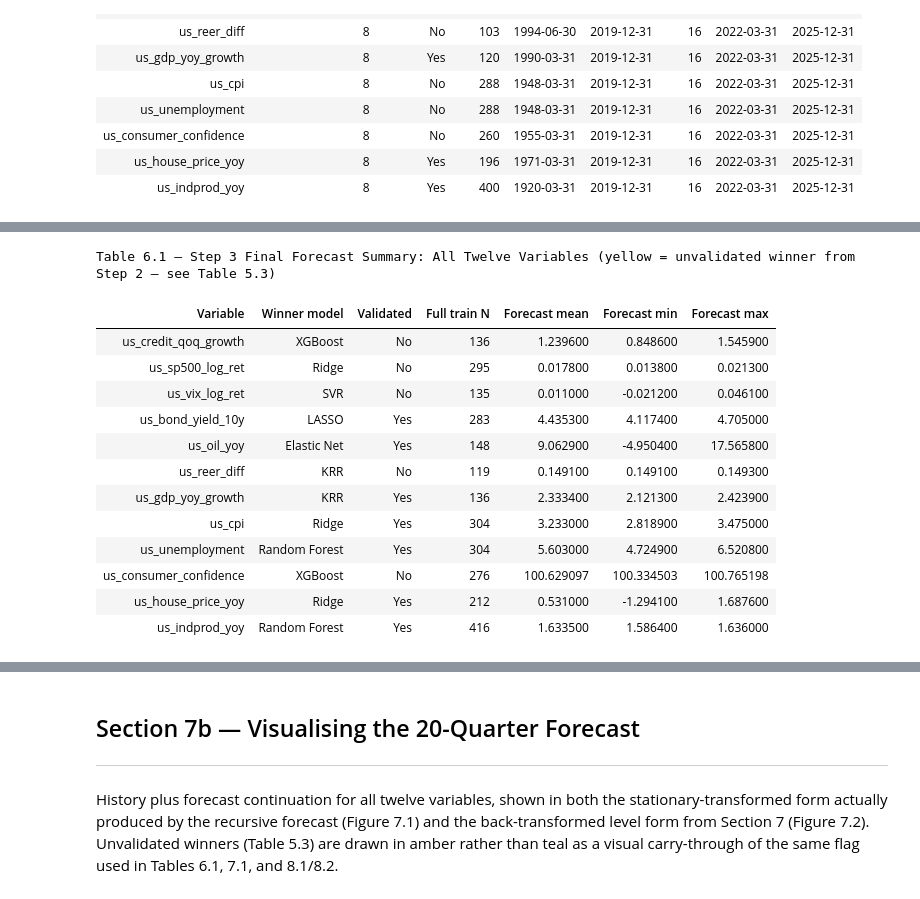
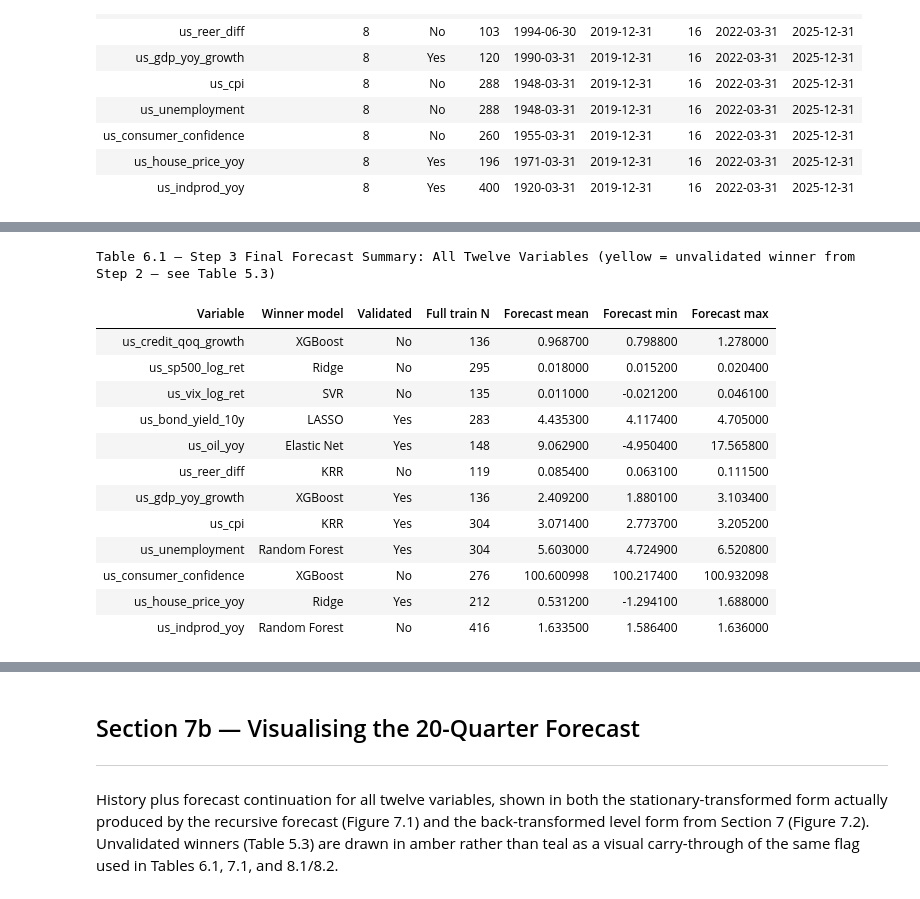
Before and after one commit to hogandan85/ST-498, a Jupyter notebook: Code/02b_Stage1_ML.ipynb, the cells around one changed output, grey strips where cells are left out. Drawn from its saved outputs; the diff is of its cells as text; code cells hidden in the pictures.

```diff
--- a/Code/02b_Stage1_ML.ipynb
+++ b/Code/02b_Stage1_ML.ipynb
@@ -192,8 +156,4 @@ and required for IFRS 9 PD modelling purposes.
 # %%
-# ─────────────────────────────────────────────────────────────────────────────
-# Section 2 — Variable Configuration & Transformation (12 variables)
-# ─────────────────────────────────────────────────────────────────────────────
-
 VARIABLES = {
     'us_credit_qoq_growth':    {'raw_col': 'us_credit',                 'transform': 'qoq',     'yoy_caveat': False, 'start_date': pd.Timestamp('1990-01-01')},
     'us_sp500_log_ret':        {'raw_col': 'us_sp500_close',            'transform': 'log_ret', 'yoy_caveat': False, 'start_date': None},
@@ -218,8 +178,7 @@ def apply_transform(series, transform):
     elif transform == 'yoy':
         return series.pct_change(4) * 100
     elif transform == 'diff':
-        interp = series.interpolate(method='linear', limit_direction='both')
-        return interp.diff()
+        return series.diff()
     elif transform == 'level':
         return series.copy()
     else:
@@ -241,12 +200,15 @@ for var_name, cfg in VARIABLES.items():
     adf_stat, adf_p, *_ = adfuller(stat_series, autolag='AIC')
     kpss_stat, kpss_p, *_ = kpss(stat_series, regression='c', nlags='auto')
 
-    if adf_p < 0.05 and kpss_p > 0.05:
+    ar, kr = adf_p < 0.05, kpss_p < 0.05
+    if ar and not kr:
         decision = 'STATIONARY'
-    elif adf_p >= 0.05 and kpss_p <= 0.05:
+    elif not ar and kr:
         decision = 'NON-STATIONARY'
+    elif not ar and not kr:
+        decision = 'INCONCLUSIVE'
     else:
-        decision = 'INCONCLUSIVE'
+        decision = 'CONFLICTING'
 
     series_dict[var_name] = stat_series
 
@@ -1038,42 +859,4 @@ here.
 # %%
-# ─────────────────────────────────────────────────────────────────────────────
-# Section 6 — Step 3: Final 20-Quarter Forecast
-# ─────────────────────────────────────────────────────────────────────────────
-# Retune hyperparameters on full COVID-excluded dataset (training + test).
-# Fit final model per variable. Recursive forecast 2026 Q1 to 2030 Q4.
-# ─────────────────────────────────────────────────────────────────────────────
-
-from sklearn.model_selection import cross_val_score
-
-def build_model_from_winner(winner_name, var_name, frozen):
-    """Return a fresh unfitted model instance with Step 1 frozen hyperparameters."""
-    m = frozen[var_name][winner_name]
-    if winner_name == 'LASSO':
-        from sklearn.linear_model import Lasso
-        return Lasso(alpha=m.alpha_, max_iter=10000)
-    elif winner_name == 'Ridge':
-        from sklearn.linear_model import Ridge
-        return Ridge(alpha=m.alpha_)
-    elif winner_name == 'Elastic Net':
-        from sklearn.linear_model import ElasticNet
-        return ElasticNet(alpha=m.alpha_, l1_ratio=m.l1_ratio_, max_iter=10000)
-    elif winner_name == 'KRR':
-        return KernelRidge(
-            alpha=m.alpha, kernel=m.kernel,
-            gamma=m.gamma if hasattr(m, 'gamma') else None)
-    elif winner_name == 'SVR':
-        return SVR(kernel='rbf', C=m.C, epsilon=m.epsilon)
-    elif winner_name == 'Random Forest':
-        return RandomForestRegressor(
-            n_estimators=m.n_estimators, max_depth=m.max_depth,
-            min_samples_leaf=m.min_samples_leaf, random_state=RANDOM_STATE)
-    elif winner_name == 'XGBoost':
-        return XGBRegressor(
-            max_depth=m.max_depth, learning_rate=m.learning_rate,
-            n_estimators=m.n_estimators, subsample=m.subsample,
-            random_state=RANDOM_STATE, verbosity=0)
-
-# Build forecast index — 2026 Q1 to 2030 Q4
 forecast_index = pd.date_range(
     start='2026-03-31', periods=FORECAST_HORIZON, freq='QE-DEC')
 
@@ -1087,41 +870,37 @@ for var_name, cfg in VARIABLES.items():
     excl   = excl_dict[var_name]
     n_lags = lag_dict[var_name]
 
-    # Full COVID-excluded dataset (train + test combined)
     full_data = excl[excl.index <= TEST_END].copy()
 
-    # Build feature matrix on full dataset
     full_df   = make_features(full_data, n_lags)
     X_full    = full_df.drop(columns='y').values
     y_full    = full_df['y'].values
 
-    # Re-tune scaler on full dataset
     scaler_full = StandardScaler()
     X_full_sc   = scaler_full.fit_transform(X_full)
 
-    # Re-tune hyperparameters via TimeSeriesSplit on full dataset
     tscv = TimeSeriesSplit(n_splits=CV_SPLITS)
 
     if winner == 'LASSO':
         final_m = LassoCV(cv=tscv, max_iter=10000, random_state=RANDOM_STATE)
         final_m.fit(X_full_sc, y_full)
     elif winner == 'Ridge':
-        final_m = RidgeCV(alphas=np.logspace(-2, 4, 24), cv=tscv)
+        final_m = RidgeCV(alphas=np.logspace(-4, 6, 40), cv=tscv)
         final_m.fit(X_full_sc, y_full)
     elif winner == 'Elastic Net':
         final_m = ElasticNetCV(cv=tscv, max_iter=10000, random_state=RANDOM_STATE)
         final_m.fit(X_full_sc, y_full)
     elif winner == 'KRR':
         g = GridSearchCV(KernelRidge(),
-            {'alpha': [0.001, 0.01, 0.1, 1, 10],
+            {'alpha': [0.0001, 0.001, 0.01, 0.1, 1, 10, 100],
              'kernel': ['rbf', 'polynomial'],
-             'gamma': [0.0001, 0.001, 0.01, 0.1, 1]},
+             'gamma': [0.00001, 0.0001, 0.001, 0.01, 0.1, 1]},
             cv=tscv, scoring='neg_mean_squared_error')
         g.fit(X_full_sc, y_full)
         final_m = g.best_estimator_
     elif winner == 'SVR':
         g = GridSearchCV(SVR(kernel='rbf'),
-            {'C': [0.1, 1, 10, 100, 1000, 10000], 'epsilon': [0.01, 0.1, 1]},
+            {'C': [0.01, 0.1, 1, 10, 100, 1000, 10000], 'epsilon': [0.01, 0.1, 1]},
             cv=tscv, scoring='neg_mean_squared_error')
         g.fit(X_full_sc, y_full)
         final_m = g.best_estimator_
@@ -1145,7 +924,6 @@ for var_name, cfg in VARIABLES.items():
     final_models[var_name]  = final_m
     final_scalers[var_name] = scaler_full
 
-    # Generate 20-quarter recursive forecast
     forecast = recursive_forecast(
         final_m, full_data, scaler_full, n_lags, FORECAST_HORIZON)
     forecast_dict[var_name] = pd.Series(forecast, index=forecast_index)
@@ -1194,17 +972,17 @@ display(step3_df.style
 Table 6.1 — Step 3 Final Forecast Summary: All Twelve Variables (yellow = unvalidated winner from Step 2 — see Table 5.3)
 | Variable | Winner model | Validated | Full train N | Forecast mean | Forecast min | Forecast max |
-| us_credit_qoq_growth | XGBoost | No | 136 | 1.239600 | 0.848600 | 1.545900 |
-| us_sp500_log_ret | Ridge | No | 295 | 0.017800 | 0.013800 | 0.021300 |
+| us_credit_qoq_growth | XGBoost | No | 136 | 0.968700 | 0.798800 | 1.278000 |
+| us_sp500_log_ret | Ridge | No | 295 | 0.018000 | 0.015200 | 0.020400 |
 | us_vix_log_ret | SVR | No | 135 | 0.011000 | -0.021200 | 0.046100 |
 | us_bond_yield_10y | LASSO | Yes | 283 | 4.435300 | 4.117400 | 4.705000 |
 | us_oil_yoy | Elastic Net | Yes | 148 | 9.062900 | -4.950400 | 17.565800 |
-| us_reer_diff | KRR | No | 119 | 0.149100 | 0.149100 | 0.149300 |
-| us_gdp_yoy_growth | KRR | Yes | 136 | 2.333400 | 2.121300 | 2.423900 |
-| us_cpi | Ridge | Yes | 304 | 3.233000 | 2.818900 | 3.475000 |
+| us_reer_diff | KRR | No | 119 | 0.085400 | 0.063100 | 0.111500 |
+| us_gdp_yoy_growth | XGBoost | Yes | 136 | 2.409200 | 1.880100 | 3.103400 |
+| us_cpi | KRR | Yes | 304 | 3.071400 | 2.773700 | 3.205200 |
 | us_unemployment | Random Forest | Yes | 304 | 5.603000 | 4.724900 | 6.520800 |
-| us_consumer_confidence | XGBoost | No | 276 | 100.629097 | 100.334503 | 100.765198 |
-| us_house_price_yoy | Ridge | Yes | 212 | 0.531000 | -1.294100 | 1.687600 |
-| us_indprod_yoy | Random Forest | Yes | 416 | 1.633500 | 1.586400 | 1.636000 |
+| us_consumer_confidence | XGBoost | No | 276 | 100.600998 | 100.217400 | 100.932098 |
+| us_house_price_yoy | Ridge | Yes | 212 | 0.531200 | -1.294100 | 1.688000 |
+| us_indprod_yoy | Random Forest | No | 416 | 1.633500 | 1.586400 | 1.636000 |
 # %% [markdown]
 ### Step 3 Results — Final 20-Quarter Forecast Summary (2026 Q1 – 2030 Q4)
 
```
Also changed, not shown: parts of 24 cells of this notebook.
